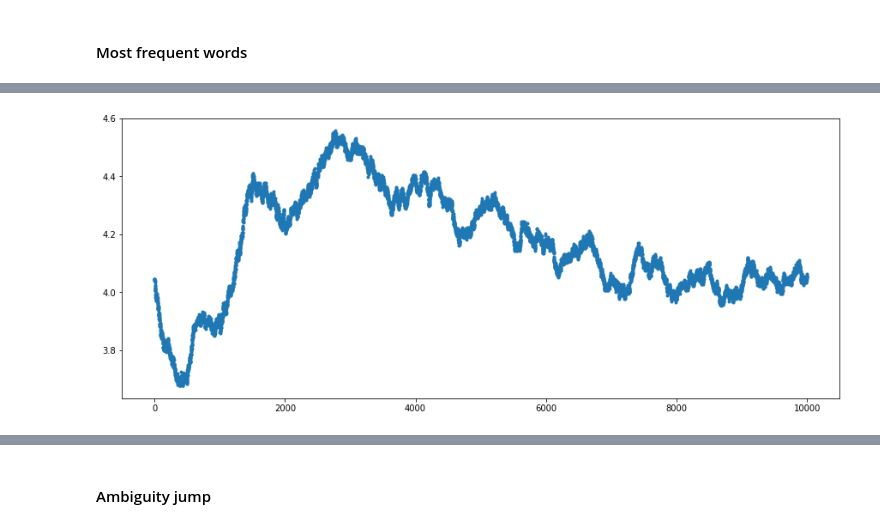
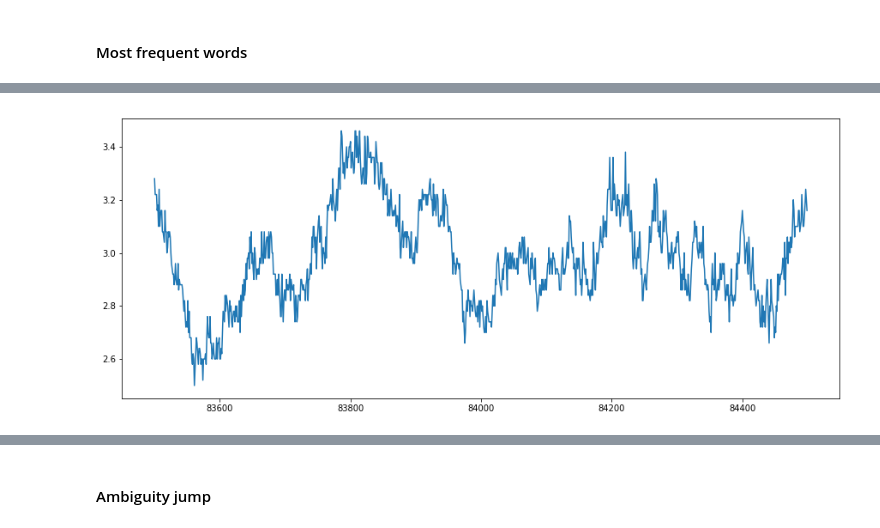
Before and after one commit to makrai/wsi-fest, a Jupyter notebook: plot_sense_dist.ipynb, the cells around one changed output, grey strips where cells are left out. Saved outputs shown, nothing was run; the diff lists cells and outputs as text; code cells hidden in the pictures.

```diff
--- a/plot_sense_dist.ipynb
+++ b/plot_sense_dist.ipynb
@@ -40,7 +38,7 @@ def smooth_vals(vals, smooth_width):
         vals0 += np.roll(vals, i)
     return vals0 / smooth_width
 
-def sense_num_distri(mse_fn, smooth_width=100, head=-1, skip_top=0):
+def sense_num_distri(mse_fn, smooth_width=100, head=-1, skip_top=0, savefig=None):
     sense_nums = []
     with open(mse_fn) as infile:
         _one, voc_len = (int(val) for val in infile.readline().strip().split())
@@ -56,8 +54,11 @@ def sense_num_distri(mse_fn, smooth_width=100, head=-1, skip_top=0):
             except:
                 logging.warn(sense_num)
             #sense_nums = np.array(sense_nums)
+    plt.clf()
     plt.plot(np.arange(len(sense_nums[skip_top:head]))+skip_top,
-             smooth_vals(sense_nums[skip_top:head], smooth_width), linestyle='None', marker='.')
+             smooth_vals(sense_nums[skip_top:head], smooth_width))#, linestyle='None', marker='.')
+    if savefig:
+        plt.savefig(savefig)
 # %% [markdown]
 Warning: az alábbi ábráknál, hogy mind alacsnyan indul, a simítás mellékhatása
 # %% [markdown]
@@ -95,6 +96,6 @@ sense_num_distri(
 # %%
 sense_num_distri(
     '/mnt/permanent/Language/Hungarian/Embed/multiprot/mutli_sense/mnsz/glf/mnsz-glf-mutli-joint-600_vect_sense.sense_num',
-    smooth_width=500, head=10000)
+    smooth_width=50, skip_top=83500, head=84500)
 # %% [output]
-[figure, old version]
+[figure, new version]
```
Also changed, not shown: parts of 8 cells of this notebook.
